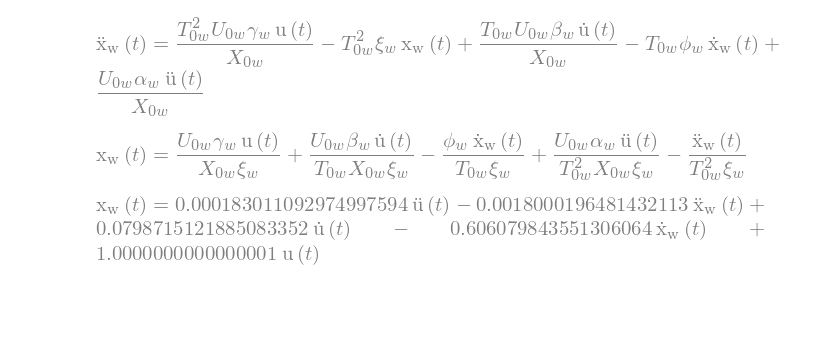
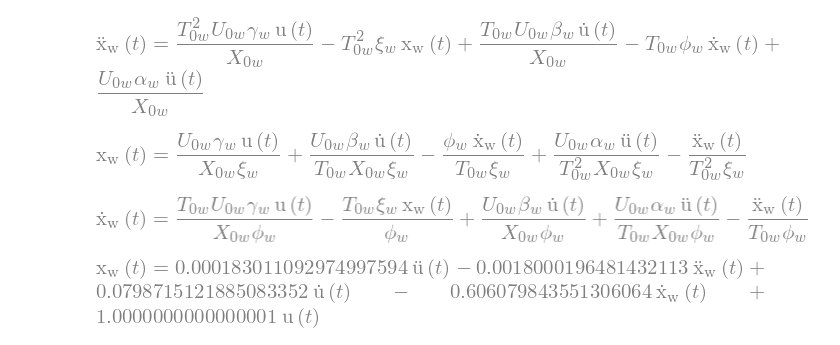
Before and after one commit to 0xDBFB7/transmembrane_potential, a Jupyter notebook: transmembrane_math.ipynb, the cells around one changed output. Saved outputs shown, nothing was run; the diff lists cells and outputs as text; code cells hidden in the pictures; blank space fills up the shorter version.

```diff
--- a/transmembrane_math.ipynb
+++ b/transmembrane_math.ipynb
@@ -560,6 +562,11 @@ display(Eq(x0_w(t), main_x0_ode.expand()))
 # %% [output]
 [figure]
 [figure]
+# %%
+main_x1_ode = sympy.solve(main_ODE,x1_w(t))[0]
+display(Eq(x1_w(t), main_x1_ode.expand()))
+# %% [output]
+[figure, added]
 # %%
 # xw = U0_v * u(t) * virus.gamma / (X0_v * virus.xi)
 
```
Also changed, not shown: parts of 1 cell of this notebook, 4 other files.
